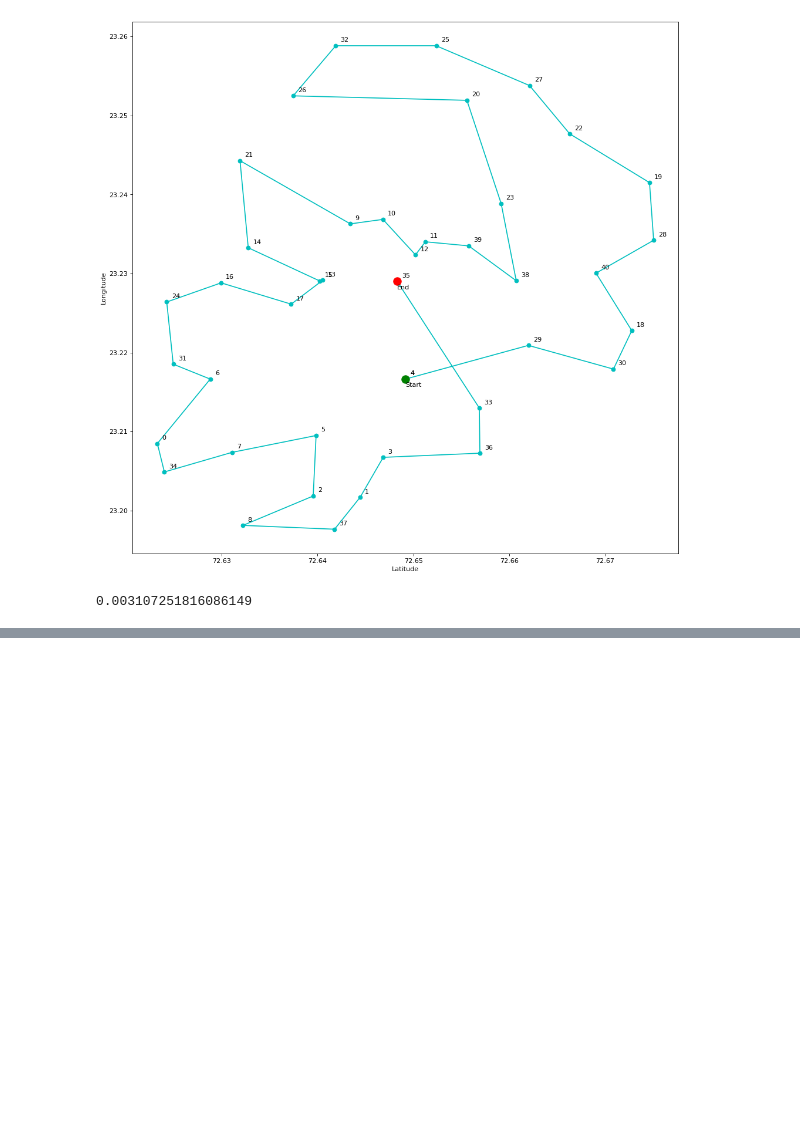
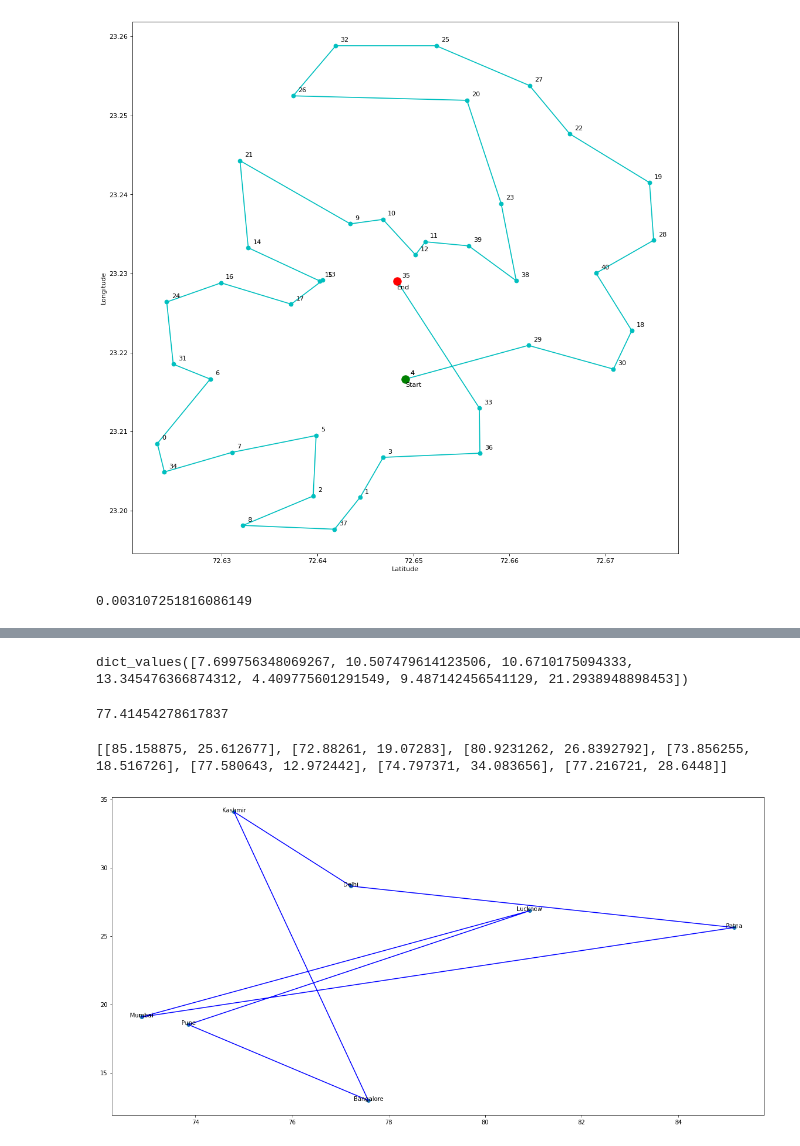
Before and after one commit to bhavin121/Ai-project, a Jupyter notebook: DeliveryOptimizer.ipynb, the cells around one changed output, grey strips where cells are left out. Cells and saved outputs as stored; diff of their text form; code cells hidden in the pictures; blank space fills up the shorter version.

```diff
--- a/DeliveryOptimizer.ipynb
+++ b/DeliveryOptimizer.ipynb
@@ -192,0 +226,44 @@ tsp.best_fit
+# %%
+print(val)
+# %% [output]
+dict_values([7.699756348069267, 10.507479614123506, 10.6710175094333, 13.345476366874312, 4.409775601291549, 9.487142456541129, 21.2938948898453])
+# %%
+def total_distance(cities):
+    total = sum(distance_between_cities(cities).values())
+    return total
+total_distance(cityList)
+# %% [output]
+77.41454278617837
+# %%
+def generatePath(cities):
+    path = random.sample(cities, len(cities))
+    return path
+list= generatePath(cityList)
+print(list)
+# %% [output]
+[[85.158875, 25.612677], [72.88261, 19.07283], [80.9231262, 26.8392792], [73.856255, 18.516726], [77.580643, 12.972442], [74.797371, 34.083656], [77.216721, 28.6448]]
+# %%
+import numpy as np
+city_names = ['Bangalore', 'Mumbai', 'Delhi', 'Pune','Patna','Lucknow','Kashmir']
+def plot_pop(cities):
+    plt.figure(figsize=(20,10))
+    x = [i[0] for i in cities]
+    y = [i[1] for i in cities]
+    x1=[x[0],x[-1]]
+    y1=[y[0],y[-1]]
+    plt.plot(x, y, 'b', x1, y1, 'b')
+    plt.scatter (x, y)
+    j =[77.580643, 72.88261, 77.216721, 73.856255,85.158875,80.9231262,74.797371]
+    k = [12.972442, 19.07283, 28.644800, 18.516726,25.612677,26.8392792,34.083656]
+
+
+    for i, txt in enumerate(city_names):
+        plt.annotate(txt, (j[i], k[i]),horizontalalignment='center',
+            #verticalalignment='bottom',
+                    )
+    plt.show()
+    return
+# %%
+plot_pop(list)
+# %% [output]
+[figure, added]
```
Also changed, not shown: parts of 20 cells of this notebook.
